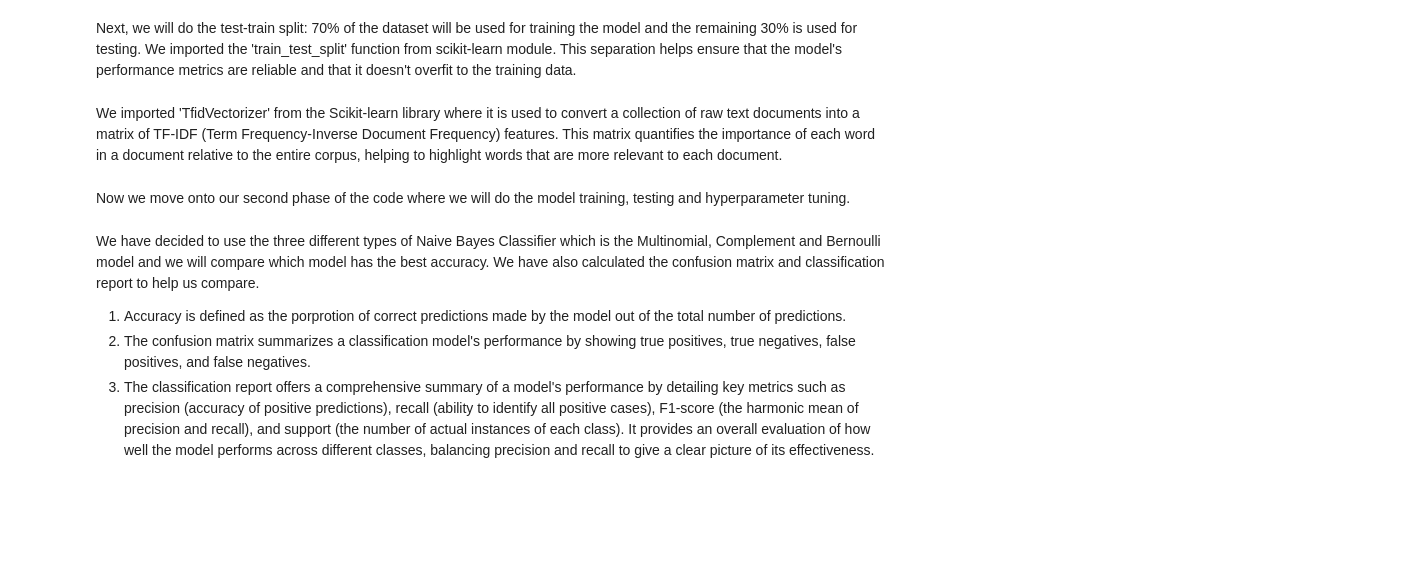
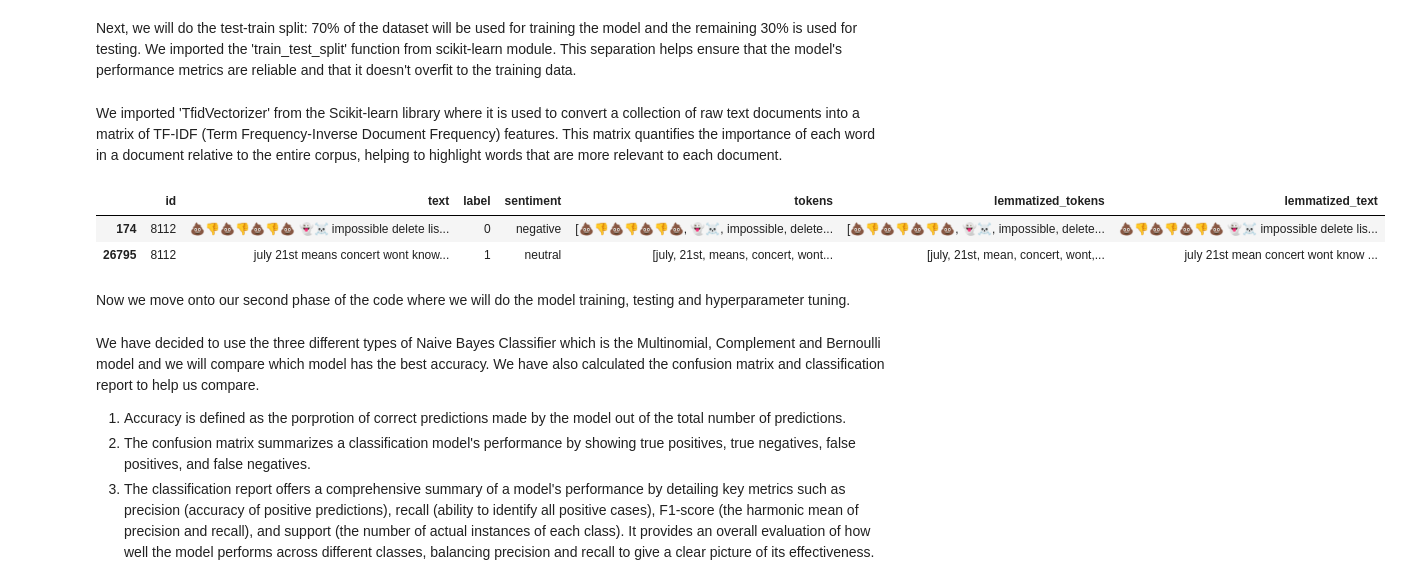
Before and after one commit to munkie50/323_Group22, a Jupyter notebook: 323Group22T04GroupProject.ipynb, the cells around one changed output. Saved outputs shown, nothing was run; the diff lists cells and outputs as text; code cells hidden in the pictures; blank space fills up the shorter version.

```diff
--- a/323Group22T04GroupProject.ipynb
+++ b/323Group22T04GroupProject.ipynb
@@ -141,6 +146,13 @@ df_data['lemmatized_text'] = df_data['lemmatized_tokens'].apply(lambda tokens: '
 Next, we will do the test-train split: 70% of the dataset will be used for training the model and the remaining 30% is used for testing. We imported the 'train_test_split' function from scikit-learn module. This separation helps ensure that the model's performance metrics are reliable and that it doesn't overfit to the training data.
 # %% [markdown]
 We imported 'TfidVectorizer' from the Scikit-learn library where it is used to convert a collection of raw text documents into a matrix of TF-IDF (Term Frequency-Inverse Document Frequency) features. This matrix quantifies the importance of each word in a document relative to the entire corpus, helping to highlight words that are more relevant to each document.
+# %%
+# Retrieve id = 8112
+df_data[df_data['id'] == 8112]
+# %% [output]
+|  | id | text | label | sentiment | tokens | lemmatized_tokens | lemmatized_text |
+| 174 | 8112 | 💩👎💩👎💩👎💩 👻☠️ impossible delete lis... | 0 | negative | [💩👎💩👎💩👎💩, 👻☠️, impossible, delete... | [💩👎💩👎💩👎💩, 👻☠️, impossible, delete... | 💩👎💩👎💩👎💩 👻☠️ impossible delete lis... |
+| 26795 | 8112 | july 21st means concert wont know... | 1 | neutral | [july, 21st, means, concert, wont... | [july, 21st, mean, concert, wont,... | july 21st mean concert wont know ... |
 # %%
 #Join the lemmatized tokens back into a single string
 df_data['processed_text'] = df_data['lemmatized_tokens'].apply(lambda tokens: ' '.join(tokens))
```
Also changed, not shown: parts of 14 cells of this notebook, 6 other files.
